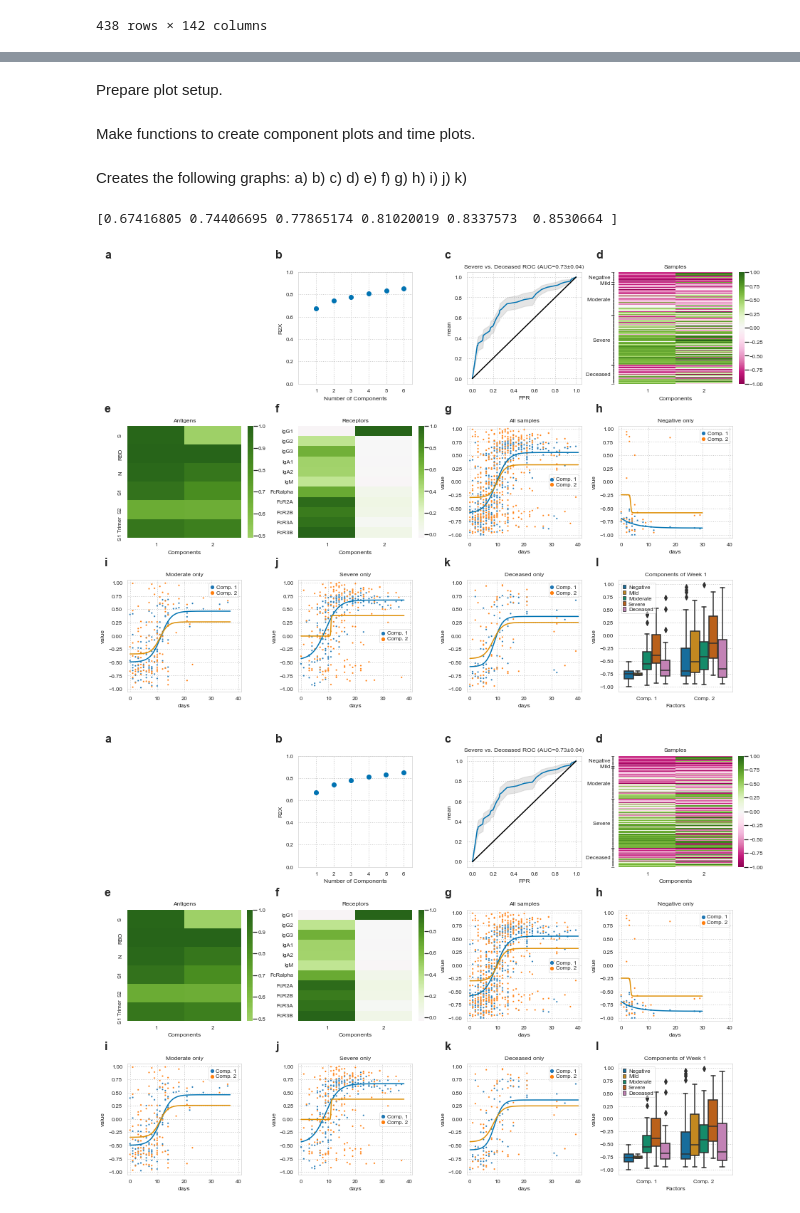
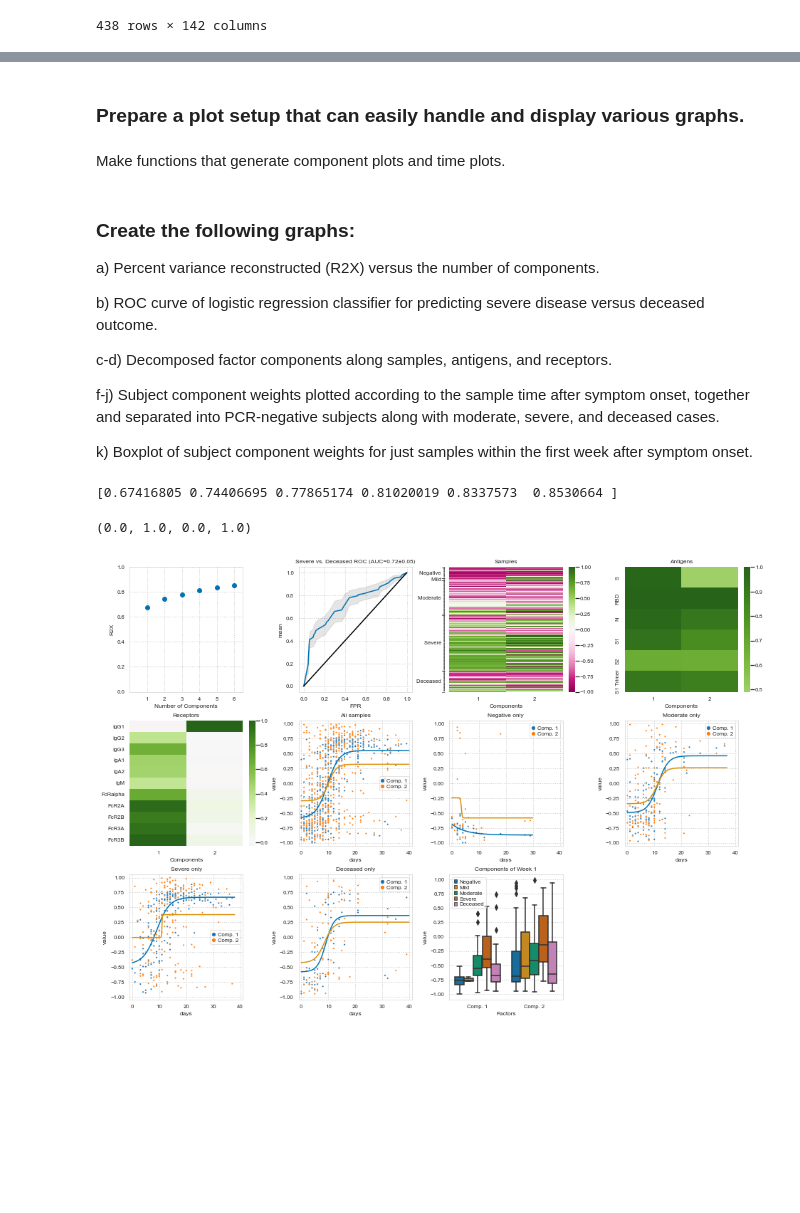
Before and after one commit to meyer-lab/tensorpack, a Jupyter notebook: Apply CP to SARS-CoV-2 Serology Dataset.ipynb, the cells around one changed output, grey strips where cells are left out. Cells and saved outputs as stored; diff of their text form; code cells hidden in the pictures; blank space fills up the shorter version.

```diff
--- a/Apply CP to SARS-CoV-2 Serology Dataset.ipynb
+++ b/Apply CP to SARS-CoV-2 Serology Dataset.ipynb
@@ -207,7 +213,7 @@ def COVIDpredict(tfac):
 
     return ipl, aucs
 # %% [markdown]
-Prepare plot setup.
+### Prepare a plot setup that can easily handle and display various graphs.
 # %%
 from string import ascii_lowercase
 import matplotlib
@@ -262,5 +263,5 @@ def subplotLabel(axs):
 # %% [markdown]
-Make functions to create component plots and time plots.
+Make functions that generate component plots and time plots.
 # %%
 def comp_plot(factors, xlabel, ylabel, plotLabel, ax, d=False):
     """ Creates heatmap plots for each input dimension by component. """
@@ -330,20 +331,19 @@ def fit_logistic(df):
     xs = np.arange(0, np.max(xx)+1, step=0.1)
     return xs, logistic(xs, *popt)
 # %% [markdown]
-Creates the following graphs:
-a)
-b)
-c)
-d)
-e)
-f)
-g)
-h)
-i)
-j)
-k)
+### Create the following graphs:
+
+a) Percent variance reconstructed (R2X) versus the number of components.
+
+b) ROC curve of logistic regression classifier for predicting severe disease versus deceased outcome.
+
+c-d) Decomposed factor components along samples, antigens, and receptors.
+
+f-j) Subject component weights plotted according to the sample time after symptom onset, together and separated into PCR-negative subjects along with moderate, severe, and deceased cases.
+
+k) Boxplot of subject component weights for just samples within the first week after symptom onset.
 # %%
-ax, f = getSetup((13, 9), (1, 11))
+ax, f = getSetup((13, 9), (3, 4))
 tfac = CMTFfacs[1]
 
 
@@ -374,33 +374,33 @@ ax[1].fill_between(roc_sum["FPR"], tprs_lower,
                    tprs_upper, color='grey', alpha=.2)
 ax[1].set_title("Severe vs. Deceased ROC (AUC={}±{})".format(np.around(np.mean(auc), decimals=2),
                                                              np.around(sem(auc), decimals=2)))
 
 components = [str(ii + 1) for ii in range(tfac.rank)]
 
 
 # Heatmaps for components of each mode (c-e)
 comp_plot(tfac.factors[0], components,
           list(pbsSubtractOriginal()['group']), "Samples", ax[2], True)
 comp_plot(tfac.factors[1], components, antigenLabels, "Antigens", ax[3])
 comp_plot(tfac.factors[2], components, receptorLabels, "Receptors", ax[4])
 
 
 # Continuous time plots of components for different severities (f-j)
 time_plot(tfac, ax[5])
 time_plot(tfac, ax[6], condition="Negative")
 time_plot(tfac, ax[7], condition="Moderate")
 time_plot(tfac, ax[8], condition="Severe")
 time_plot(tfac, ax[9], condition="Deceased")
 
 # Factor weights of components separated by severity for week 1 (k)
 df = time_components_df(tfac)
 sns.boxplot(data=df.loc[df["week"] == 1, :],
             x="Factors", y="value", hue="group", ax=ax[10])
 ax[10].set_title("Components of Week 1")
 ax[10].legend(loc='upper left')
 
-subplotLabel(ax)
+ax[11].axis("off")
 # %% [output]
 [0.67416805 0.74406695 0.77865174 0.81020019 0.8337573  0.8530664 ]
+(0.0, 1.0, 0.0, 1.0)
-[figure, old version]
+[figure, new version]
-[figure, removed]
```
Also changed, not shown: parts of 11 cells of this notebook.
